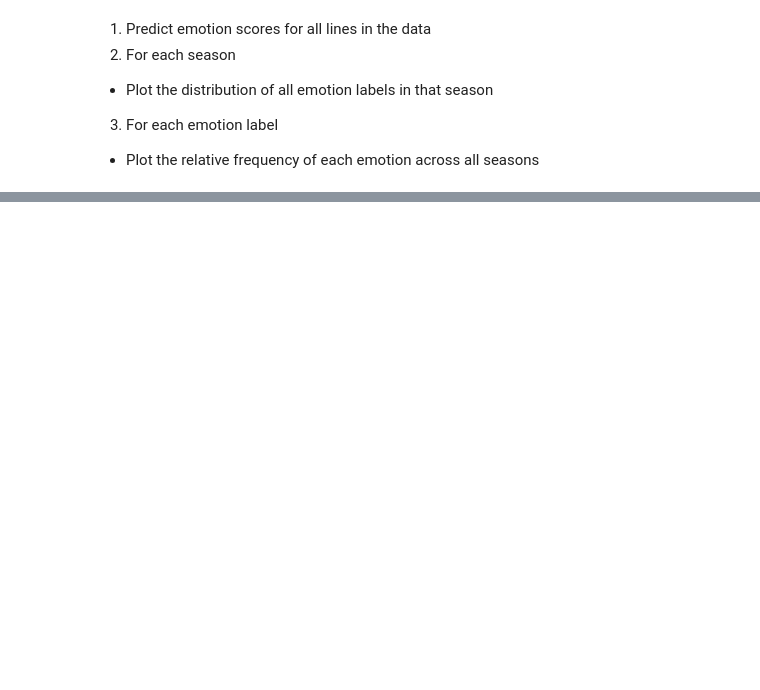
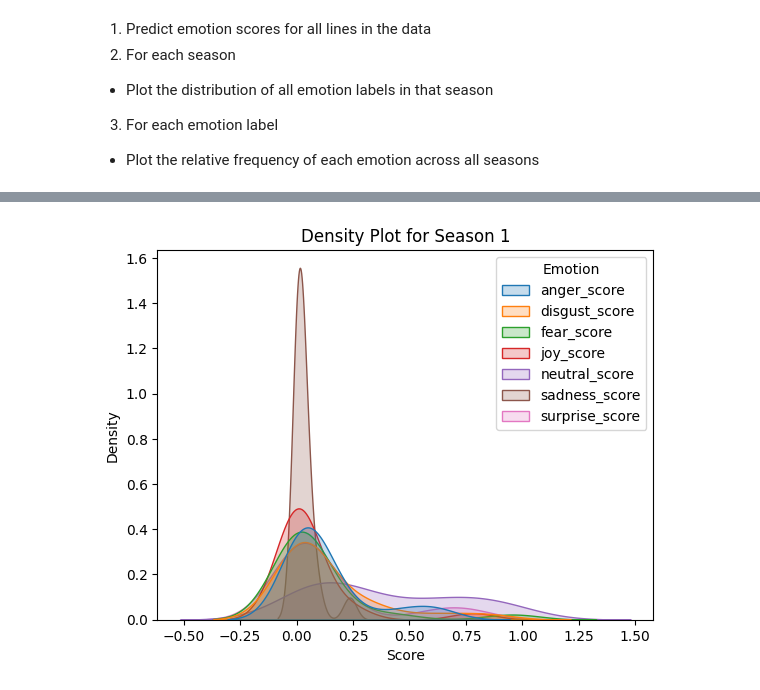
Before and after one commit to idadencker/CSA_laguage, a Jupyter notebook: cds-lang-assignment-4/src/test.ipynb, the cells around one changed output, grey strips where cells are left out. Cells and saved outputs as stored; diff of their text form; code cells hidden in the pictures; blank space fills up the shorter version.

Commit message:
finish dataload, started on plotting

```diff
--- a/cds-lang-assignment-4/src/test.ipynb
+++ b/cds-lang-assignment-4/src/test.ipynb
@@ -186,0 +298,26 @@ TypeError: stat: path should be string, bytes, os.PathLike or integer, not NoneT
+# %%
+import pandas as pd
+import seaborn as sns
+import matplotlib.pyplot as plt
+
+# Read the CSV file
+data = pd.read_csv("../test_21.csv")
+
+# Filter the dataframe to include only rows with 'Season 1'
+season_1_data = data[data['Season'] == 'Season 1']
+
+# Melt the filtered dataframe to convert it to long format
+melted_data = pd.melt(season_1_data, id_vars=['Season'], value_vars=['anger_score', 'disgust_score', 'fear_score', 'joy_score', 'neutral_score', 'sadness_score', 'surprise_score'], var_name='Emotion', value_name='Score')
+
+# Plot a density plot
+sns.kdeplot(data=melted_data, x='Score', hue='Emotion', fill=True)
+
+# Add labels to the plot
+plt.xlabel('Score')
+plt.ylabel('Density')
+
+plt.title('Density Plot for Season 1')
+
+plt.show()
+# %% [output]
+[figure, added]
```
Also changed, not shown: parts of 39 cells of this notebook, 1 other file.
